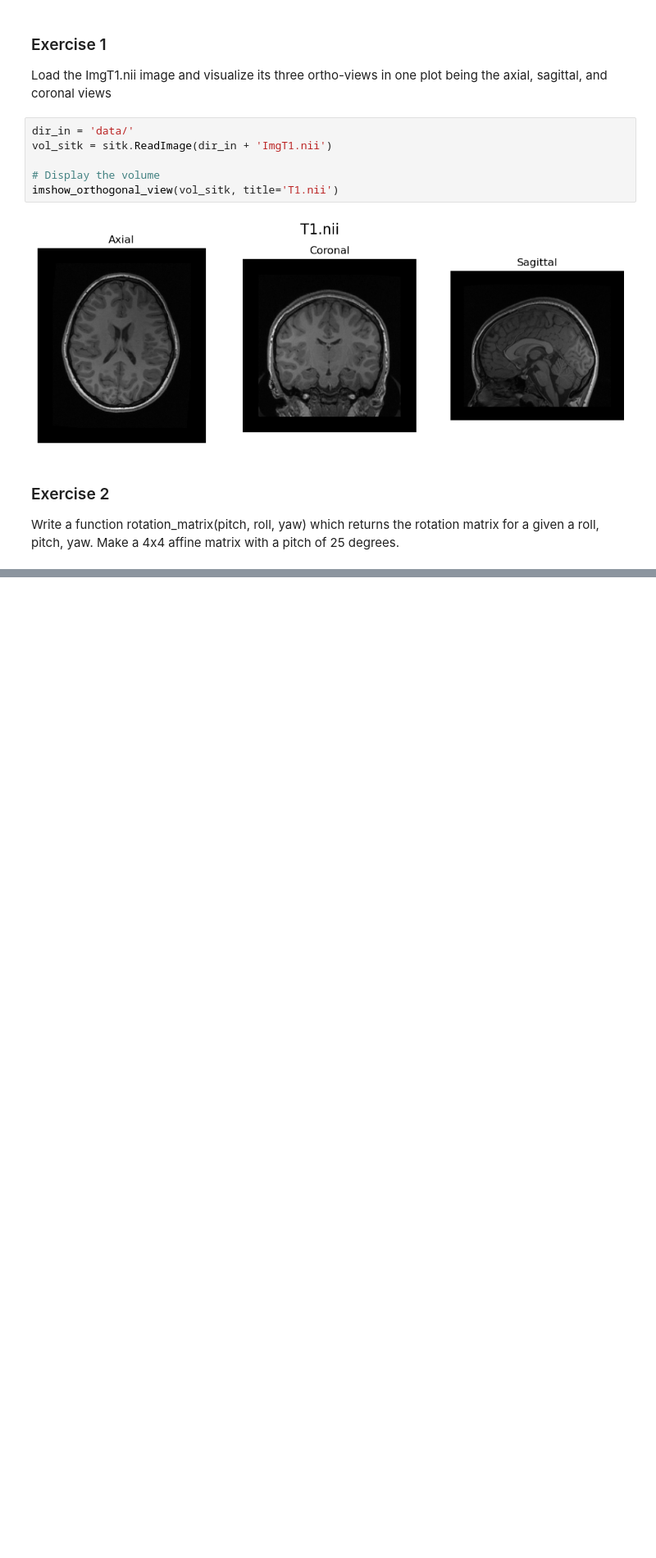
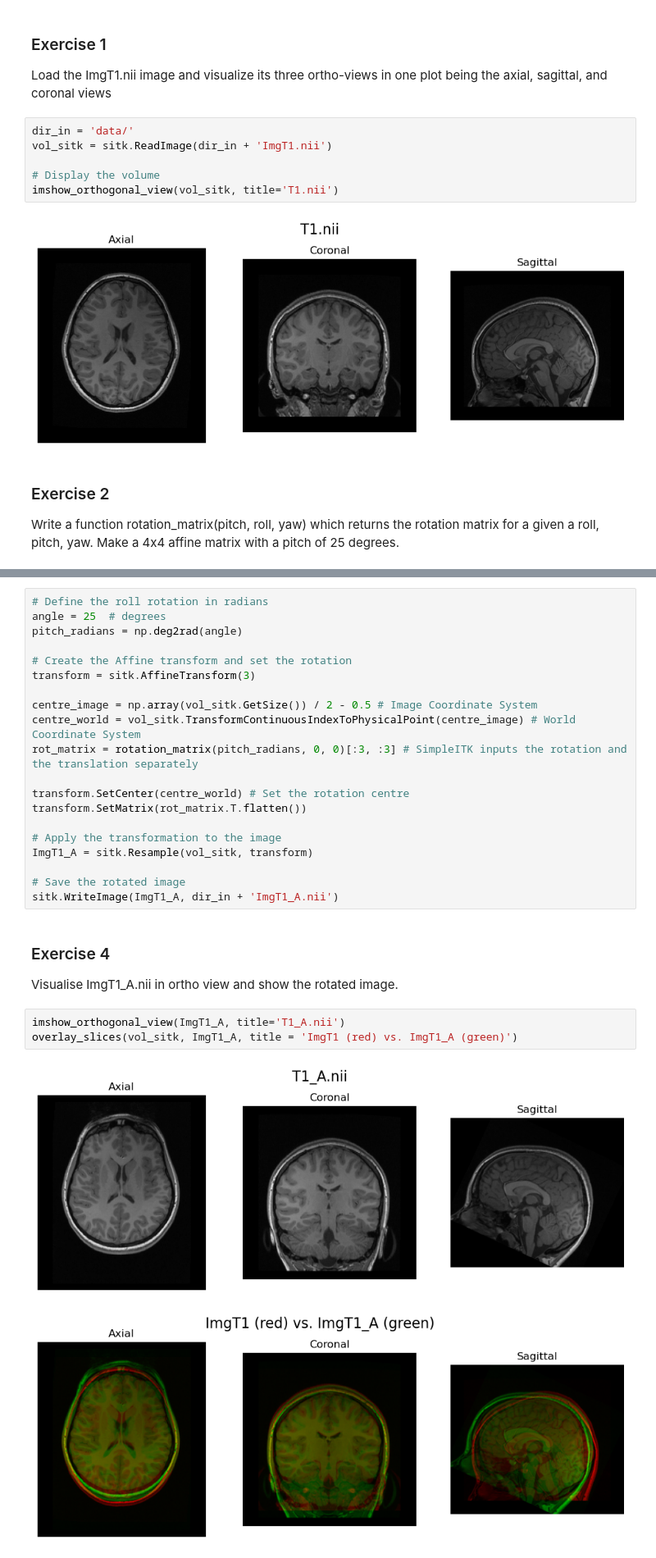
Before and after one commit to davidbasilio/DTUImageAnalysis, a Jupyter notebook: exercises/ex9-AdvancedRegistration/Ex9-AdvancedRegistration.ipynb, the cells around one changed output, grey strips where cells are left out. Shown at 82% size. Drawn from its saved outputs; the diff is of its cells as text; blank space fills up the shorter version.

Commit message:
exercise 9 completed

```diff
--- a/exercises/ex9-AdvancedRegistration/Ex9-AdvancedRegistration.ipynb
+++ b/exercises/ex9-AdvancedRegistration/Ex9-AdvancedRegistration.ipynb
@@ -245,0 +248,29 @@ print(affine_matrix)
+# %%
+# Define the roll rotation in radians
+angle = 25  # degrees
+pitch_radians = np.deg2rad(angle)
+
+# Create the Affine transform and set the rotation
+transform = sitk.AffineTransform(3)
+
+centre_image = np.array(vol_sitk.GetSize()) / 2 - 0.5 # Image Coordinate System
+centre_world = vol_sitk.TransformContinuousIndexToPhysicalPoint(centre_image) # World Coordinate System
+rot_matrix = rotation_matrix(pitch_radians, 0, 0)[:3, :3] # SimpleITK inputs the rotation and the translation separately
+
+transform.SetCenter(centre_world) # Set the rotation centre
+transform.SetMatrix(rot_matrix.T.flatten())
+
+# Apply the transformation to the image
+ImgT1_A = sitk.Resample(vol_sitk, transform)
+
+# Save the rotated image
+sitk.WriteImage(ImgT1_A, dir_in + 'ImgT1_A.nii')
+# %% [markdown]
+### Exercise 4
+Visualise ImgT1_A.nii in ortho view and show the rotated image.
+# %%
+imshow_orthogonal_view(ImgT1_A, title='T1_A.nii')
+overlay_slices(vol_sitk, ImgT1_A, title = 'ImgT1 (red) vs. ImgT1_A (green)')
+# %% [output]
+[figure, added]
+[figure, added]
```
Also changed, not shown: parts of 19 cells of this notebook.
